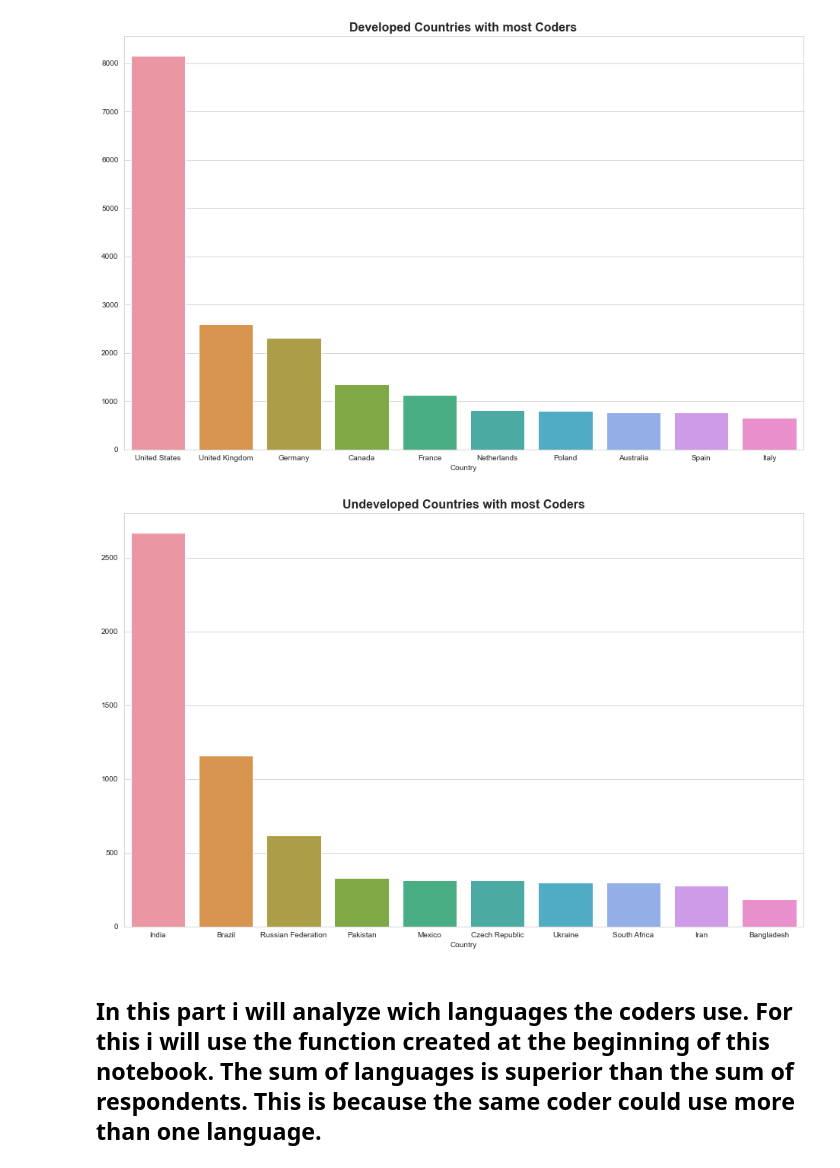
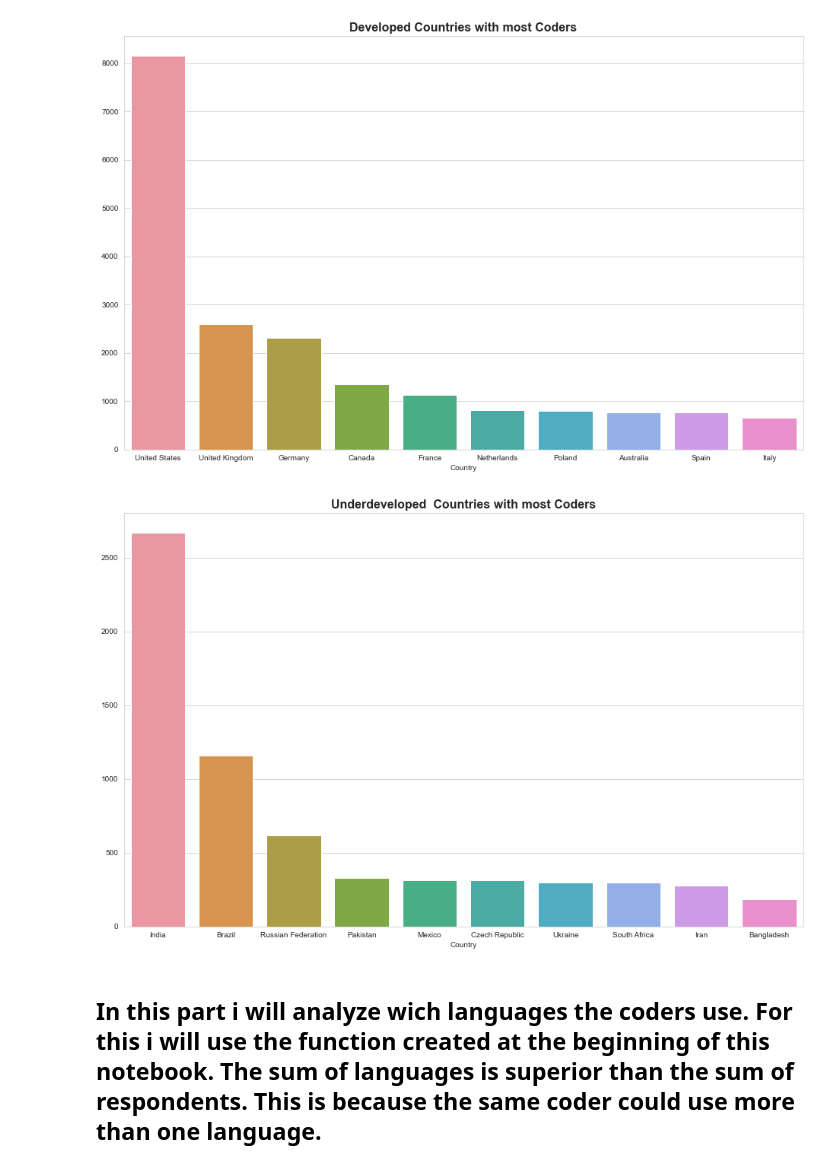
Before and after one commit to leandrominer85/Stack_Overflow_survey, a Jupyter notebook: Stack_Overflow_2020_Survey.ipynb, the cells around one changed output. Saved outputs shown, nothing was run; the diff lists cells and outputs as text; code cells hidden in the pictures.

```diff
--- a/Stack_Overflow_2020_Survey.ipynb
+++ b/Stack_Overflow_2020_Survey.ipynb
@@ -139,5 +139,5 @@ df_dev.shape
 (26022, 61)
 # %%
 # creating a dataframe with the others countries
-df_undev = df_salary[~df_salary.Country.isin(list_idh)]
+df_under = df_salary[~df_salary.Country.isin(list_idh)]
 # %%
@@ -194,8 +194,8 @@ Spain              761
 Italy              665
 Name: Respondent, dtype: int64
 # %%
-# Wich undeveloped countries have the most developers?
-top_und = df_undev.groupby(by = 'Country').count().sort_values(by = "Respondent",
+# Wich underdeveloped  countries have the most developers?
+top_und = df_under.groupby(by = 'Country').count().sort_values(by = "Respondent",
                                                                ascending=False).head(10).Respondent
 top_und
 # %% [output]
@@ -226,10 +226,10 @@ ax = sns.barplot(top_dev.index, top_dev.values)
 # %%
 fig = plt.gcf()
 fig.set_size_inches( 16, 10)
-plt.title("Undeveloped Countries with most Coders",fontsize= 16, fontweight='bold' )
+plt.title("Underdeveloped  Countries with most Coders",fontsize= 16, fontweight='bold' )
 ax = sns.barplot(top_und.index, top_und.values)
 # %% [output]
-[figure, old version]
+[figure, new version]
 # %% [markdown]
 ## In this part i will analyze wich languages the coders use. For this i will use the function created at the beginning of this notebook. The sum of languages is superior than the sum of respondents. This is because the same coder could use more than one language.
 # %%
```
Also changed, not shown: parts of 25 cells of this notebook.
